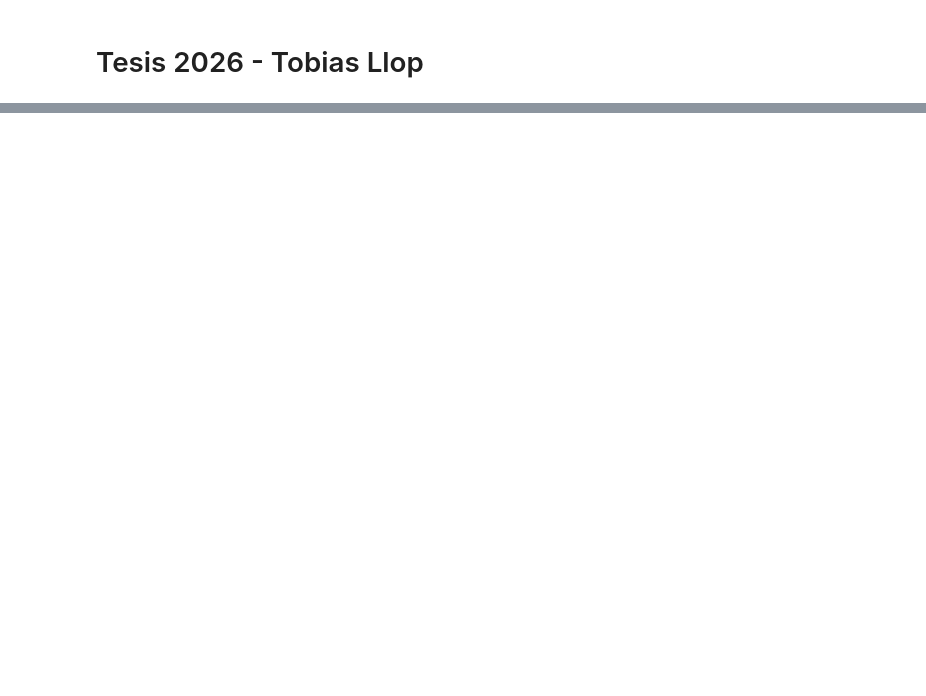
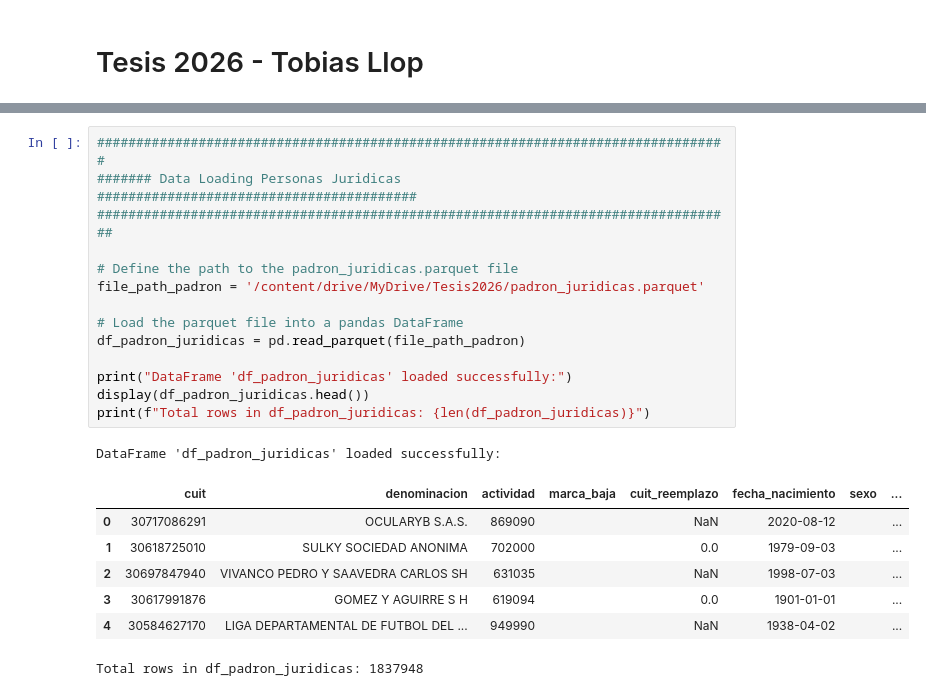
Before and after one commit to tobiasllop/Tesis, a Jupyter notebook: Tesis.ipynb, the cells around one changed output, grey strips where cells are left out. Cells and saved outputs as stored; diff of their text form; blank space fills up the shorter version.

```diff
--- a/Tesis.ipynb
+++ b/Tesis.ipynb
@@ -140,0 +109,23 @@ None
+# %%
+#################################################################################
+####### Data Loading Personas Juridicas #########################################
+##################################################################################
+
+# Define the path to the padron_juridicas.parquet file
+file_path_padron = '/content/drive/MyDrive/Tesis2026/padron_juridicas.parquet'
+
+# Load the parquet file into a pandas DataFrame
+df_padron_juridicas = pd.read_parquet(file_path_padron)
+
+print("DataFrame 'df_padron_juridicas' loaded successfully:")
+display(df_padron_juridicas.head())
+print(f"Total rows in df_padron_juridicas: {len(df_padron_juridicas)}")
+# %% [output]
+DataFrame 'df_padron_juridicas' loaded successfully:
+|  | cuit | denominacion | actividad | marca_baja | cuit_reemplazo | fecha_nacimiento | sexo | ... |
+| 0 | 30717086291 | OCULARYB S.A.S. | 869090 |  | NaN | 2020-08-12 |  | ... |
+| 1 | 30618725010 | SULKY SOCIEDAD ANONIMA | 702000 |  | 0.0 | 1979-09-03 |  | ... |
+| 2 | 30697847940 | VIVANCO PEDRO Y SAAVEDRA CARLOS SH | 631035 |  | NaN | 1998-07-03 |  | ... |
+| 3 | 30617991876 | GOMEZ Y AGUIRRE S H | 619094 |  | 0.0 | 1901-01-01 |  | ... |
+| 4 | 30584627170 | LIGA DEPARTAMENTAL DE FUTBOL DEL ... | 949990 |  | NaN | 1938-04-02 |  | ... |
+Total rows in df_padron_juridicas: 1837948
```
Also changed, not shown: parts of 10 cells of this notebook.
